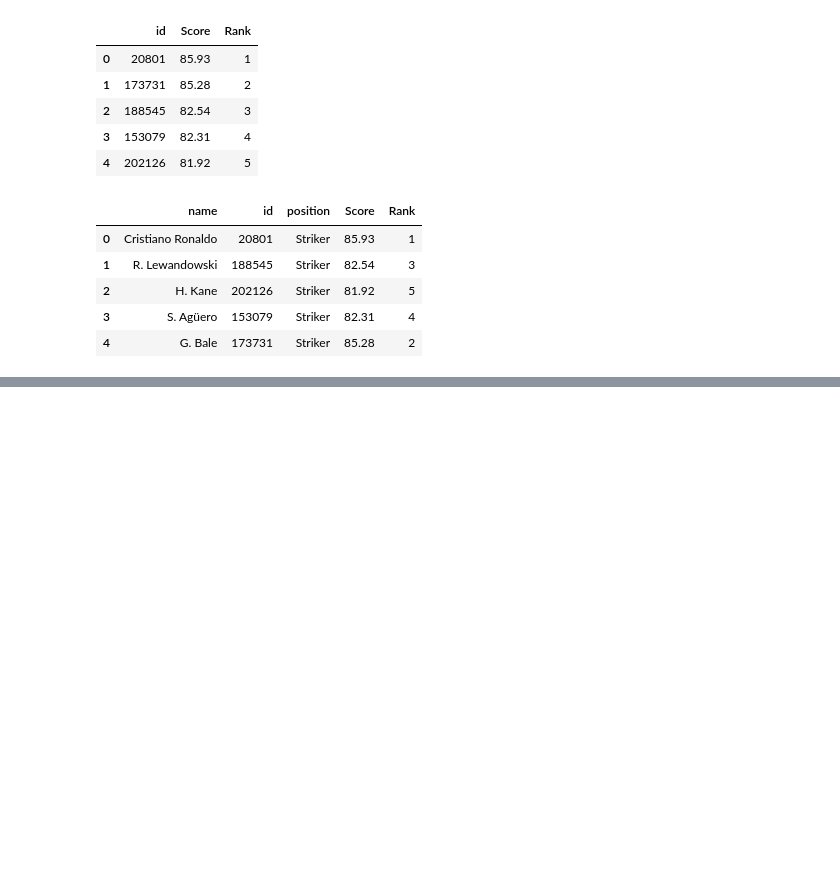
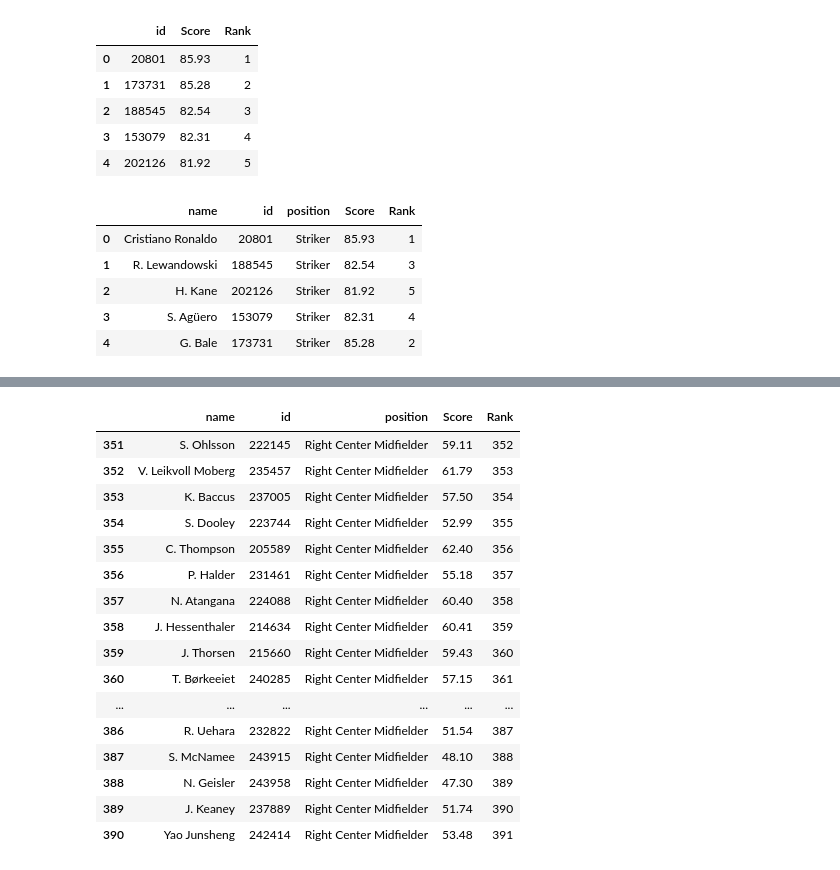
Before and after one commit to fifa-19-player-stats/data, a Jupyter notebook: code/FIFA19_Merging_Plotly.ipynb, the cells around one changed output, grey strips where cells are left out. Cells and saved outputs as stored; diff of their text form; code cells hidden in the pictures; blank space fills up the shorter version.

```diff
--- a/code/FIFA19_Merging_Plotly.ipynb
+++ b/code/FIFA19_Merging_Plotly.ipynb
@@ -588,0 +594,3 @@ concat.head()
+# %%
+best_right_center_midfielder = pd.read_csv('https://raw.githubusercontent.com/fifa-19-player-stats/data/master/data_sets/Best_Right_Center_Midfielder.csv')
+best_right_center_midfielder.head()
@@ -588,0 +604,3 @@ concat.head()
+# %%
+for_plotting27 = pd.merge(names_id, best_right_center_midfielder, on='id')
+for_plotting27.tail()
@@ -588,0 +614,26 @@ concat.head()
+# %%
+concat = pd.concat([for_plotting1, for_plotting2, for_plotting3, for_plotting4, for_plotting5,
+                   for_plotting6, for_plotting7, for_plotting8, for_plotting9, for_plotting10,
+                   for_plotting11, for_plotting12, for_plotting13, for_plotting14, for_plotting15,
+                   for_plotting16, for_plotting17, for_plotting18, for_plotting19, for_plotting20,
+                   for_plotting21, for_plotting22, for_plotting23, for_plotting24, for_plotting25,
+                   for_plotting26, for_plotting27])
+concat.tail()
+# %% [output]
+|  | name | id | position | Score | Rank |
+| 351 | S. Ohlsson | 222145 | Right Center Midfielder | 59.11 | 352 |
+| 352 | V. Leikvoll Moberg | 235457 | Right Center Midfielder | 61.79 | 353 |
+| 353 | K. Baccus | 237005 | Right Center Midfielder | 57.50 | 354 |
+| 354 | S. Dooley | 223744 | Right Center Midfielder | 52.99 | 355 |
+| 355 | C. Thompson | 205589 | Right Center Midfielder | 62.40 | 356 |
+| 356 | P. Halder | 231461 | Right Center Midfielder | 55.18 | 357 |
+| 357 | N. Atangana | 224088 | Right Center Midfielder | 60.40 | 358 |
+| 358 | J. Hessenthaler | 214634 | Right Center Midfielder | 60.41 | 359 |
+| 359 | J. Thorsen | 215660 | Right Center Midfielder | 59.43 | 360 |
+| 360 | T. Børkeeiet | 240285 | Right Center Midfielder | 57.15 | 361 |
+| ... | ... | ... | ... | ... | ... |
+| 386 | R. Uehara | 232822 | Right Center Midfielder | 51.54 | 387 |
+| 387 | S. McNamee | 243915 | Right Center Midfielder | 48.10 | 388 |
+| 388 | N. Geisler | 243958 | Right Center Midfielder | 47.30 | 389 |
+| 389 | J. Keaney | 237889 | Right Center Midfielder | 51.74 | 390 |
+| 390 | Yao Junsheng | 242414 | Right Center Midfielder | 53.48 | 391 |
```
Also changed, not shown: parts of 6 cells of this notebook, 1 other file.
